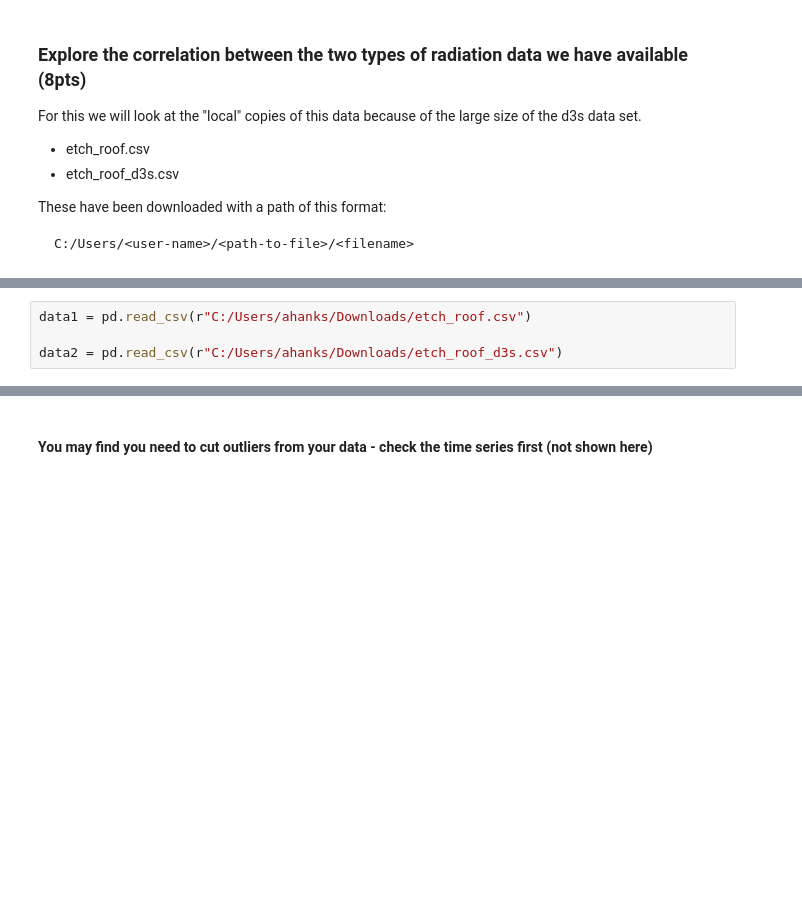
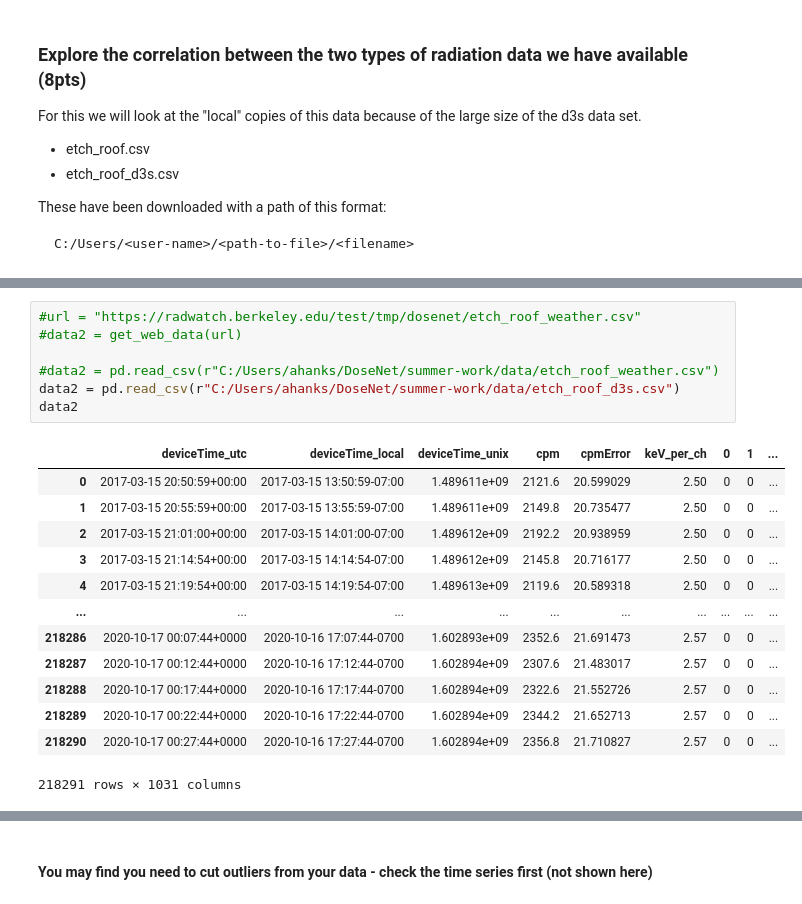
Before and after one commit to engineering-11/Activities, a Jupyter notebook: Correlations_and_binning.ipynb, the cells around one changed output, grey strips where cells are left out. Saved outputs shown, nothing was run; the diff lists cells and outputs as text; blank space fills up the shorter version.

```diff
--- a/Correlations_and_binning.ipynb
+++ b/Correlations_and_binning.ipynb
@@ -151,5 +136,22 @@ These have been downloaded with a path of this format:
 # %%
-data1 = pd.read_csv(r"C:/Users/ahanks/Downloads/etch_roof.csv")
+#url = "https://radwatch.berkeley.edu/test/tmp/dosenet/etch_roof_weather.csv"
+#data2 = get_web_data(url)
 
-data2 = pd.read_csv(r"C:/Users/ahanks/Downloads/etch_roof_d3s.csv")
+#data2 = pd.read_csv(r"C:/Users/ahanks/DoseNet/summer-work/data/etch_roof_weather.csv")
+data2 = pd.read_csv(r"C:/Users/ahanks/DoseNet/summer-work/data/etch_roof_d3s.csv")
+data2
+# %% [output]
+|  | deviceTime_utc | deviceTime_local | deviceTime_unix | cpm | cpmError | keV_per_ch | 0 | 1 | ... |
+| 0 | 2017-03-15 20:50:59+00:00 | 2017-03-15 13:50:59-07:00 | 1.489611e+09 | 2121.6 | 20.599029 | 2.50 | 0 | 0 | ... |
+| 1 | 2017-03-15 20:55:59+00:00 | 2017-03-15 13:55:59-07:00 | 1.489611e+09 | 2149.8 | 20.735477 | 2.50 | 0 | 0 | ... |
+| 2 | 2017-03-15 21:01:00+00:00 | 2017-03-15 14:01:00-07:00 | 1.489612e+09 | 2192.2 | 20.938959 | 2.50 | 0 | 0 | ... |
+| 3 | 2017-03-15 21:14:54+00:00 | 2017-03-15 14:14:54-07:00 | 1.489612e+09 | 2145.8 | 20.716177 | 2.50 | 0 | 0 | ... |
+| 4 | 2017-03-15 21:19:54+00:00 | 2017-03-15 14:19:54-07:00 | 1.489613e+09 | 2119.6 | 20.589318 | 2.50 | 0 | 0 | ... |
+| ... | ... | ... | ... | ... | ... | ... | ... | ... | ... |
+| 218286 | 2020-10-17 00:07:44+0000 | 2020-10-16 17:07:44-0700 | 1.602893e+09 | 2352.6 | 21.691473 | 2.57 | 0 | 0 | ... |
+| 218287 | 2020-10-17 00:12:44+0000 | 2020-10-16 17:12:44-0700 | 1.602894e+09 | 2307.6 | 21.483017 | 2.57 | 0 | 0 | ... |
+| 218288 | 2020-10-17 00:17:44+0000 | 2020-10-16 17:17:44-0700 | 1.602894e+09 | 2322.6 | 21.552726 | 2.57 | 0 | 0 | ... |
+| 218289 | 2020-10-17 00:22:44+0000 | 2020-10-16 17:22:44-0700 | 1.602894e+09 | 2344.2 | 21.652713 | 2.57 | 0 | 0 | ... |
+| 218290 | 2020-10-17 00:27:44+0000 | 2020-10-16 17:27:44-0700 | 1.602894e+09 | 2356.8 | 21.710827 | 2.57 | 0 | 0 | ... |
+218291 rows × 1031 columns
 # %%
```
Also changed, not shown: parts of 22 cells of this notebook, 14 other files.
